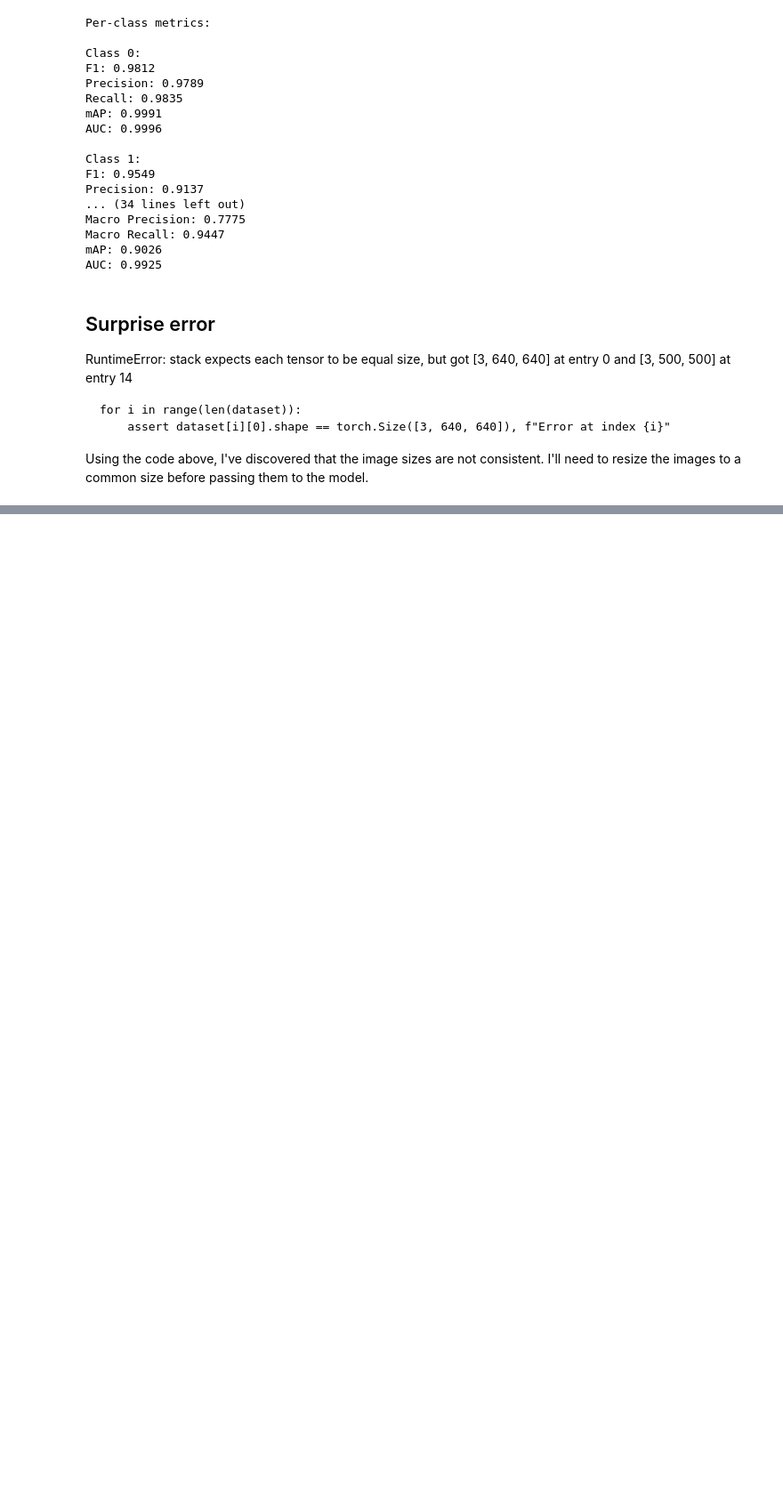
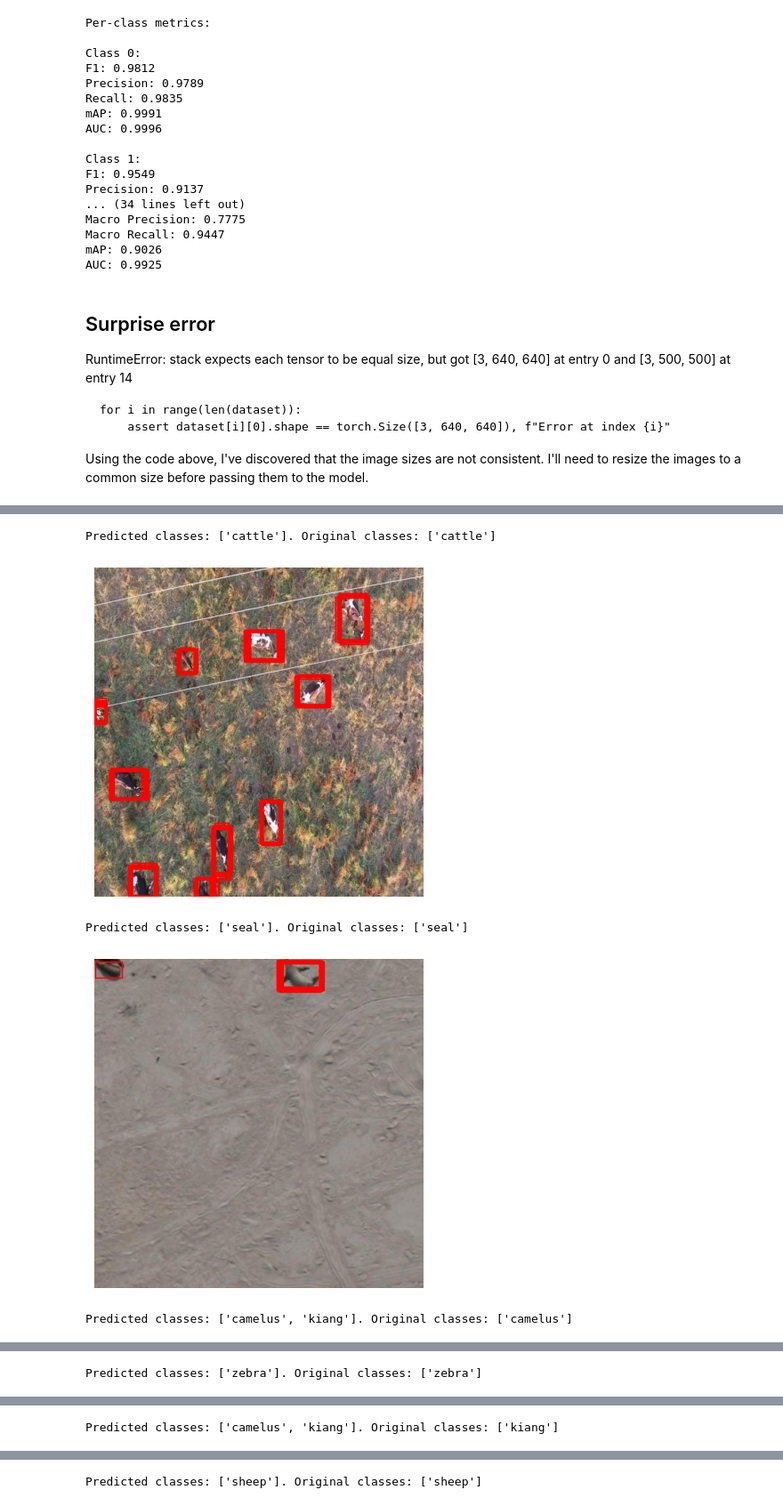
Before and after one commit to MihaiAnca13/ml-ops-wildlife, a Jupyter notebook: research/model_evaluation.ipynb, the cells around one changed output, grey strips where cells are left out. Shown at 89% size. Cells and saved outputs as stored; diff of their text form; code cells hidden in the pictures; blank space fills up the shorter version.

```diff
--- a/research/model_evaluation.ipynb
+++ b/research/model_evaluation.ipynb
@@ -209,0 +236,66 @@ Using the code above, I've discovered that the image sizes are not consistent. I
+# %%
+# let's predict on the images
+model_yolov5.eval()
+model_yolov5 = model_yolov5.to(device)
+
+for i, (image, label, bbox) in images.items():
+    image = transforms.ToTensor()(image).unsqueeze(0).to(device)
+    pred = model_yolov5(image)
+
+    # extract class and bbox
+    class_probs = pred[0][:, 5:]
+    conf = pred[0][:, 4]
+    class_scores, class_ids = class_probs.max(1)
+    final_conf = conf * class_scores
+
+    # Filter by confidence threshold
+    mask = final_conf > 0.25
+    filtered_class_ids = class_ids[mask]
+    filtered_conf = final_conf[mask]
+
+    # get bounding boxes
+    bboxes = pred[0][:, :4][mask]
+
+    # Apply NMS for each class separately
+    keep_indices = ops.nms(
+        boxes=bboxes,
+        scores=filtered_conf,
+        iou_threshold=0.25  # Adjust this threshold as needed
+    )
+
+    # Get final predictions after NMS
+    final_boxes = bboxes[keep_indices].cpu().numpy()
+    final_classes = filtered_class_ids[keep_indices].cpu().numpy()
+    final_scores = filtered_conf[keep_indices].cpu().numpy()
+
+    predicted_classes = []
+    original_classes = []
+    for class_id in set(final_classes):
+        predicted_classes.append(local_dataset.classes[class_id])
+    for class_id in set(label):
+        original_classes.append(local_dataset.classes[class_id])
+
+    print(f"Predicted classes: {predicted_classes}. Original classes: {original_classes}")
+
+    # Plot results
+    fig, ax = plt.subplots()
+    ax.imshow(image.squeeze().cpu().numpy().transpose(1, 2, 0))
+
+    for box, cls, score in zip(final_boxes, final_classes, final_scores):
+        x_center, y_center, width, height = box
+        x1 = x_center - width / 2
+        y1 = y_center - height / 2
+        rect = plt.Rectangle((x1, y1), width, height, fill=False, color="red")
+        ax.add_patch(rect)
+        # Optionally add class label and score
+        # ax.text(x1, y1, f'Class {cls}: {score:.2f}',
+        #         bbox=dict(facecolor='white', alpha=0.7))
+
+    plt.axis('off')
+    plt.show()
+# %% [output]
+Predicted classes: ['cattle']. Original classes: ['cattle']
+[figure, added]
+Predicted classes: ['seal']. Original classes: ['seal']
+[figure, added]
+Predicted classes: ['camelus', 'kiang']. Original classes: ['camelus']
@@ -209,0 +303 @@ Using the code above, I've discovered that the image sizes are not consistent. I
+Predicted classes: ['zebra']. Original classes: ['zebra']
@@ -209,0 +305 @@ Using the code above, I've discovered that the image sizes are not consistent. I
+Predicted classes: ['camelus', 'kiang']. Original classes: ['kiang']
@@ -209,0 +307 @@ Using the code above, I've discovered that the image sizes are not consistent. I
+Predicted classes: ['sheep']. Original classes: ['sheep']
```
Also changed, not shown: parts of 5 cells of this notebook, 3 other files.
